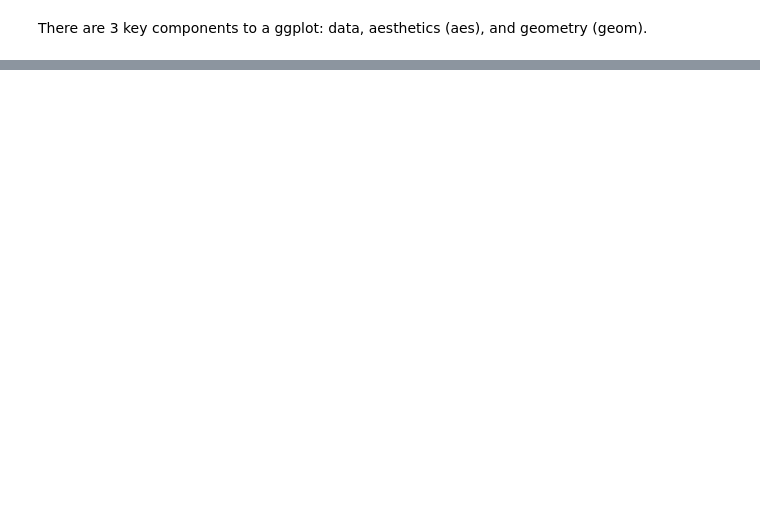
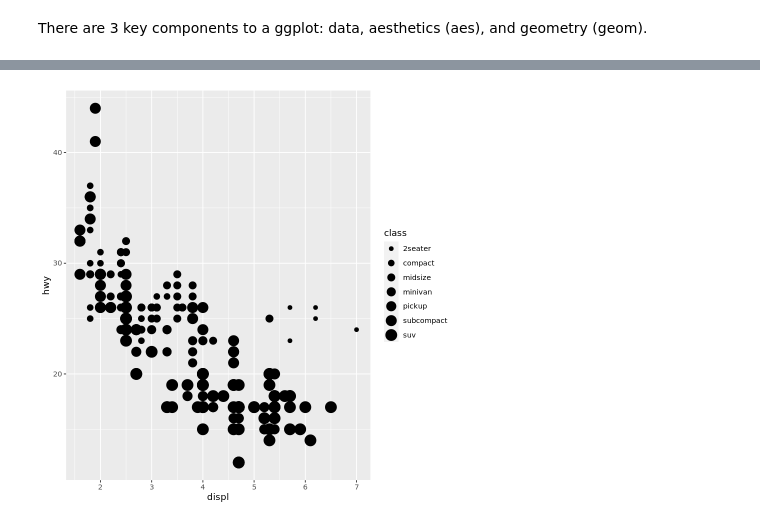
Before and after one commit to mortazavilab/cosmos-cluster6, a Jupyter notebook: R_intro.ipynb, the cells around one changed output, grey strips where cells are left out. Cells and saved outputs as stored; diff of their text form; code cells hidden in the pictures; blank space fills up the shorter version.

```diff
--- a/R_intro.ipynb
+++ b/R_intro.ipynb
@@ -338,0 +132,5 @@ Loading required package: viridisLite
+# %%
+ggplot(data = mpg) +
+  geom_point(mapping = aes(x = displ, y = hwy, size = class))
+#> Warning: Using size for a discrete variable is not advised.
+# %% [output]
@@ -338,0 +139 @@ Loading required package: viridisLite
+[figure, added]
```
Also changed, not shown: parts of 109 cells of this notebook, 1 other file.
